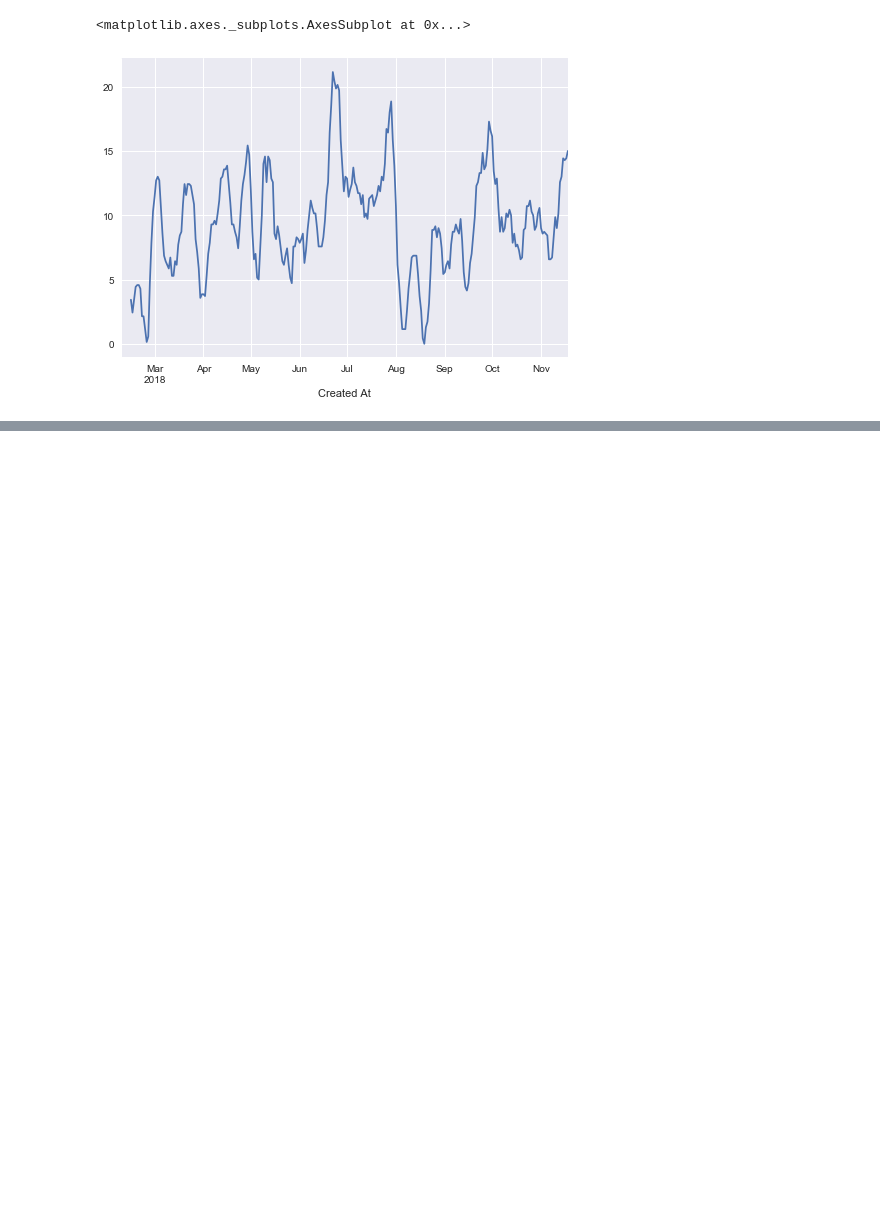
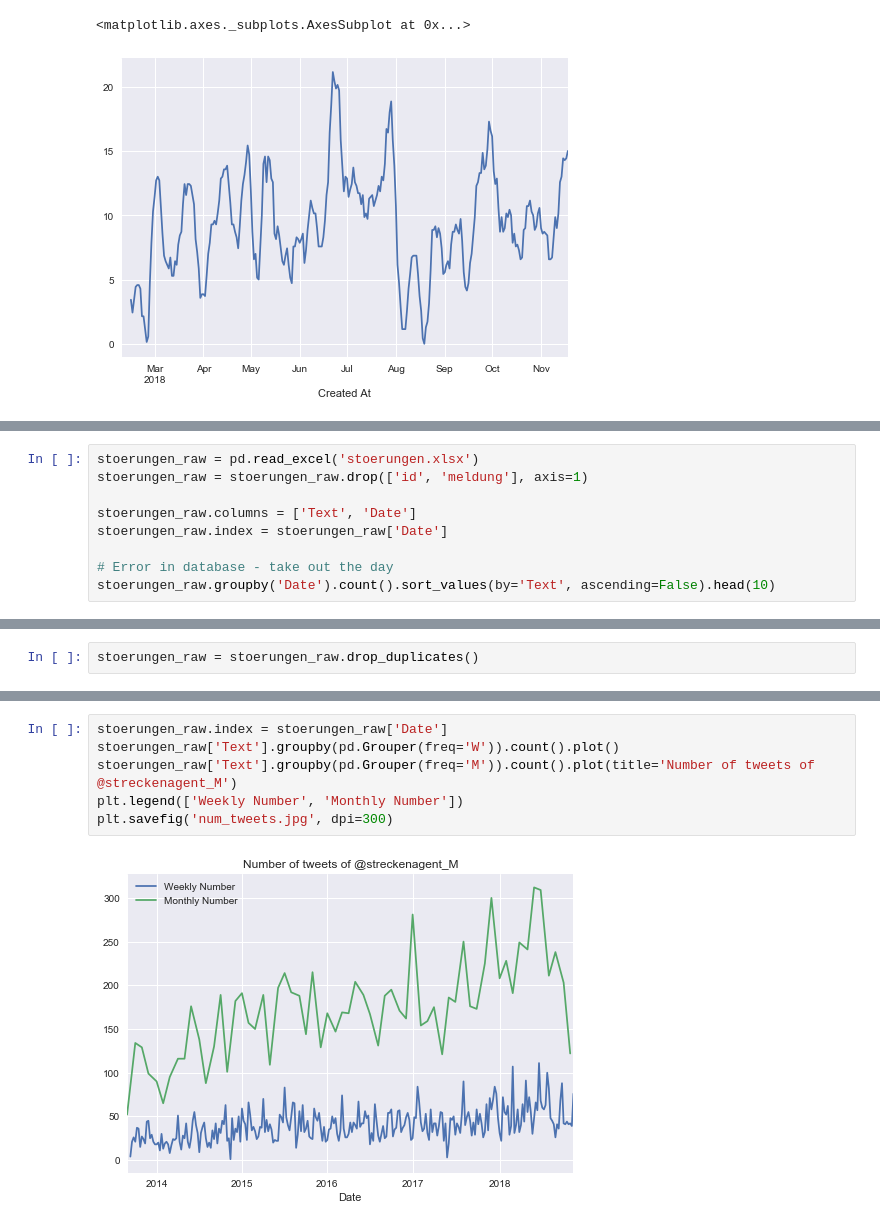
Before and after one commit to kummerer94/sbahn-stoerungen, a Jupyter notebook: analysis.ipynb, the cells around one changed output, grey strips where cells are left out. Drawn from its saved outputs; the diff is of its cells as text; blank space fills up the shorter version.

```diff
--- a/analysis.ipynb
+++ b/analysis.ipynb
@@ -107,0 +100,9 @@ tweets['Text'].groupby(pd.Grouper(freq='D')).count().rolling(7).mean().plot()
+# %%
+stoerungen_raw = pd.read_excel('stoerungen.xlsx')
+stoerungen_raw = stoerungen_raw.drop(['id', 'meldung'], axis=1)
+
+stoerungen_raw.columns = ['Text', 'Date']
+stoerungen_raw.index = stoerungen_raw['Date']
+
+# Error in database - take out the day
+stoerungen_raw.groupby('Date').count().sort_values(by='Text', ascending=False).head(10)
@@ -107,0 +122,2 @@ tweets['Text'].groupby(pd.Grouper(freq='D')).count().rolling(7).mean().plot()
+# %%
+stoerungen_raw = stoerungen_raw.drop_duplicates()
@@ -107,0 +134,8 @@ tweets['Text'].groupby(pd.Grouper(freq='D')).count().rolling(7).mean().plot()
+# %%
+stoerungen_raw.index = stoerungen_raw['Date']
+stoerungen_raw['Text'].groupby(pd.Grouper(freq='W')).count().plot()
+stoerungen_raw['Text'].groupby(pd.Grouper(freq='M')).count().plot(title='Number of tweets of @streckenagent_M')
+plt.legend(['Weekly Number', 'Monthly Number'])
+plt.savefig('num_tweets.jpg', dpi=300)
+# %% [output]
+[figure, added]
```
Also changed, not shown: parts of 20 cells of this notebook, 2 other files.
